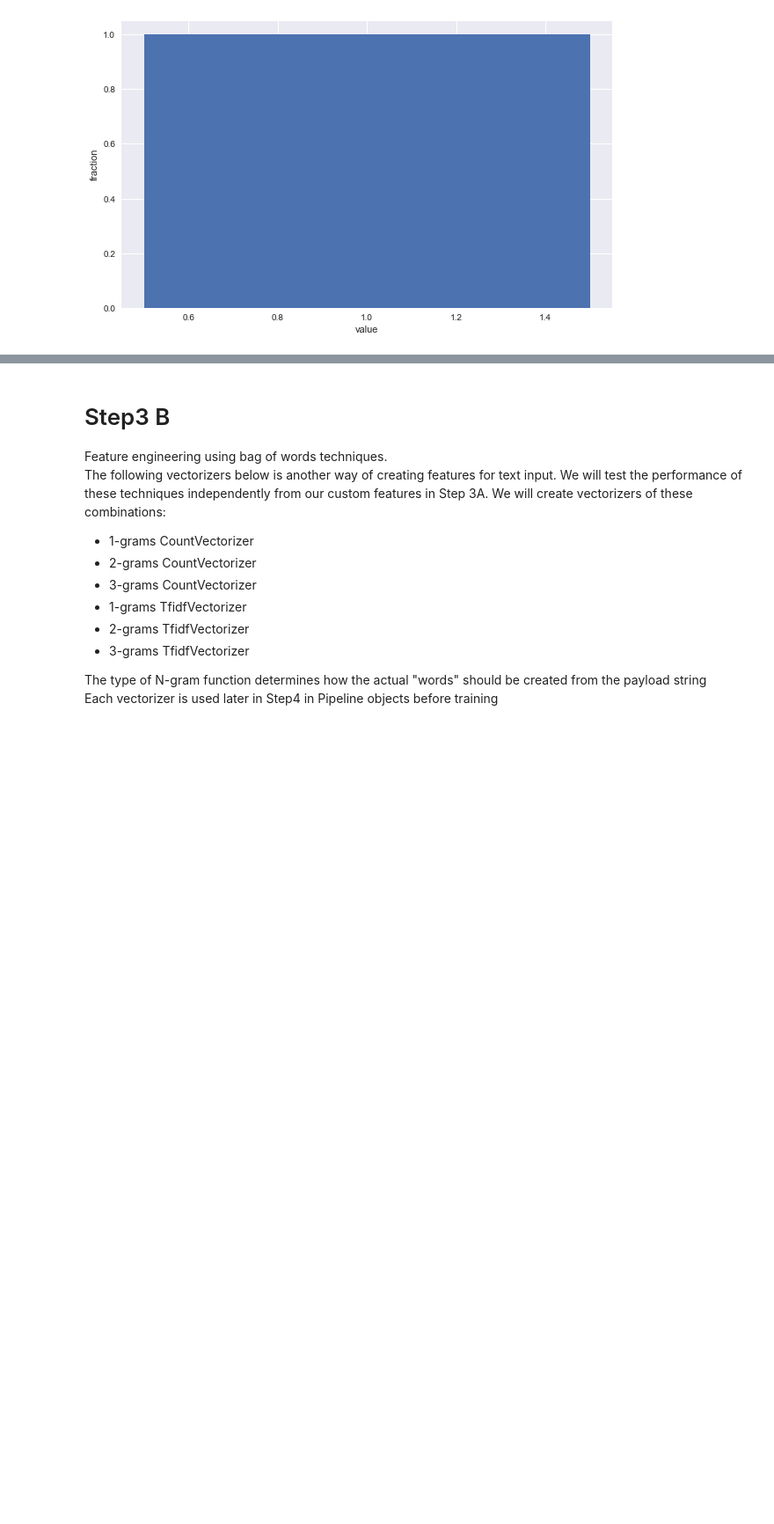
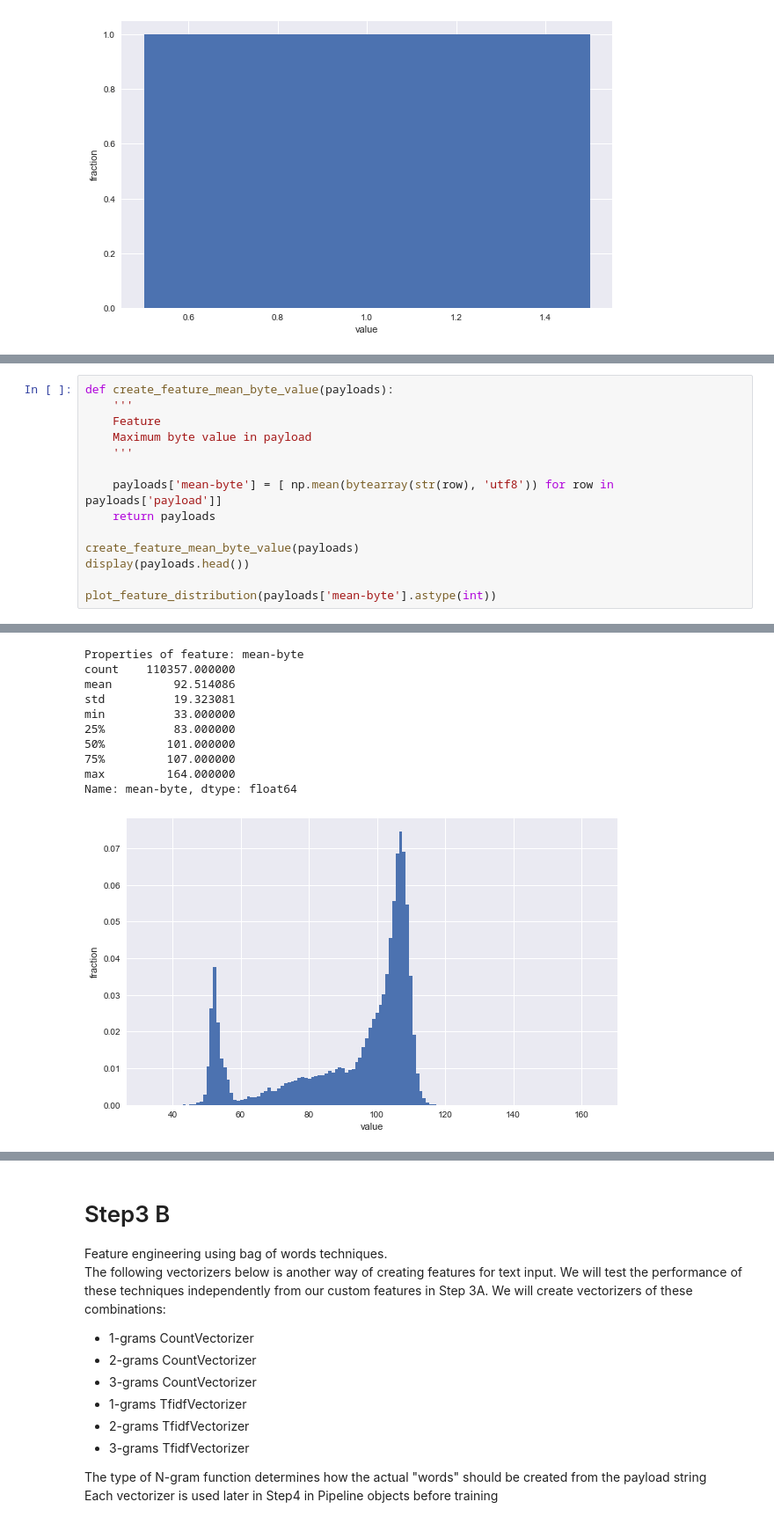
Before and after one commit to grananqvist/Machine-Learning-Web-Application-Firewall-and-Dataset, a Jupyter notebook: Data_analysis.ipynb, the cells around one changed output, grey strips where cells are left out. Shown at 88% size. Drawn from its saved outputs; the diff is of its cells as text; blank space fills up the shorter version.

```diff
--- a/Data_analysis.ipynb
+++ b/Data_analysis.ipynb
@@ -237,0 +275,15 @@ Name: max-byte, dtype: float64
+# %%
+def create_feature_mean_byte_value(payloads):
+    '''
+    Feature
+    Maximum byte value in payload
+    '''
+
+    payloads['mean-byte'] = [ np.mean(bytearray(str(row), 'utf8')) for row in payloads['payload']]
+    return payloads
+
+create_feature_mean_byte_value(payloads)
+display(payloads.head())
+
+plot_feature_distribution(payloads['mean-byte'].astype(int))
+# %% [output]
@@ -237,0 +297,11 @@ Name: max-byte, dtype: float64
+Properties of feature: mean-byte
+count    110357.000000
+mean         92.514086
+std          19.323081
+min          33.000000
+25%          83.000000
+50%         101.000000
+75%         107.000000
+max         164.000000
+Name: mean-byte, dtype: float64
+[figure, added]
```
Also changed, not shown: parts of 15 cells of this notebook, 2 other files.
